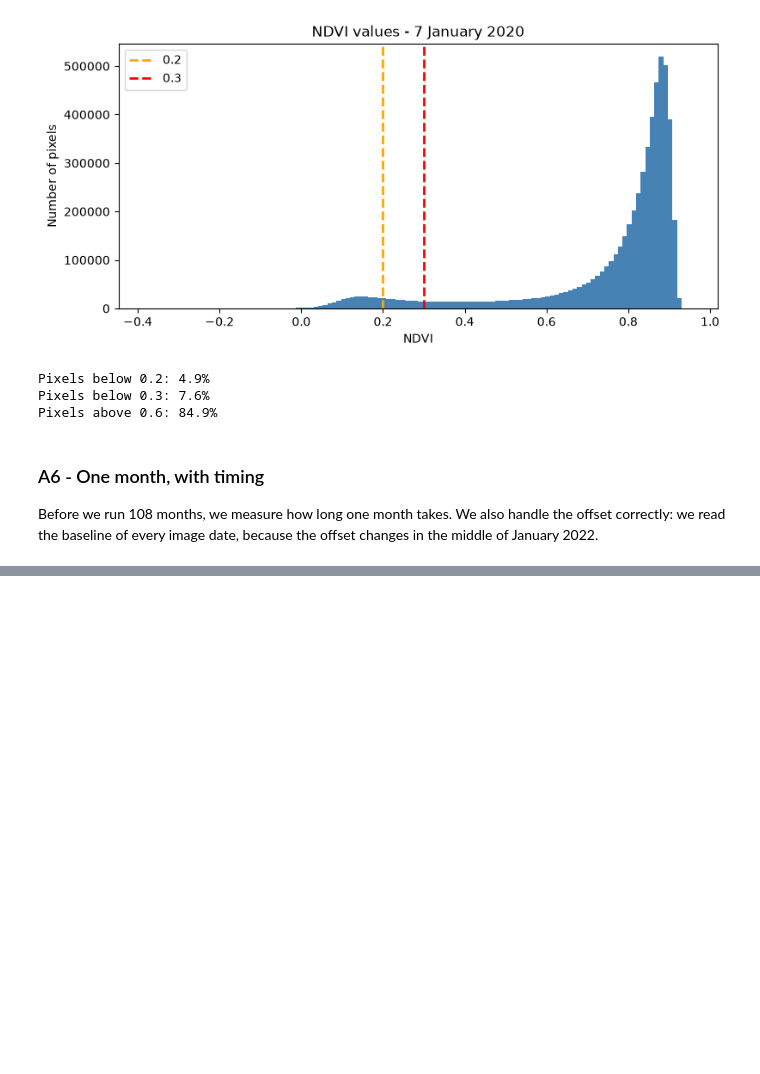
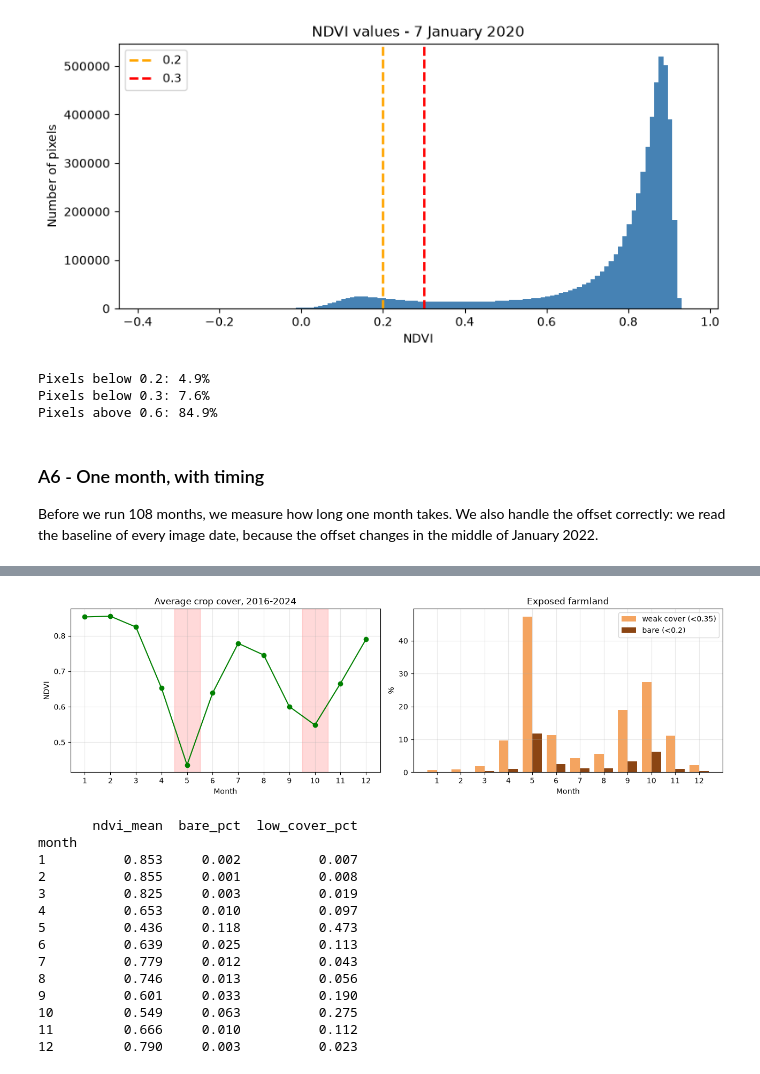
Before and after one commit to omardiab9951/Field-Shift-Adapting-Farms-with-NASA-Data-2026, a Jupyter notebook: notebooks/04_sentinel_landsat.ipynb, the cells around one changed output, grey strips where cells are left out. Drawn from its saved outputs; the diff is of its cells as text; code cells hidden in the pictures; blank space fills up the shorter version.

```diff
--- a/notebooks/04_sentinel_landsat.ipynb
+++ b/notebooks/04_sentinel_landsat.ipynb
@@ -380,0 +653,12 @@ dates: 2 | time: 26 s
+# %%
+files = sorted(os.listdir(OUT))
+s2 = pd.concat([pd.read_csv(f"{OUT}/{f}") for f in files], ignore_index=True)
+s2 = s2.sort_values(["cell_id", "year", "month"]).reset_index(drop=True)
+
+s2.to_csv("../data/processed/sentinel2_monthly.csv", index=False)
+
+print("rows:", len(s2), "(must be 60480)")
+print("months:", s2.groupby(['year','month']).ngroups, "(must be 108)")
+print("cells:", s2.cell_id.nunique(), "(must be 560)")
+print("\nmissing %:")
+print((s2.isna().mean() * 100).round(2))
@@ -380,0 +680,33 @@ dates: 2 | time: 26 s
+# %%
+g = s2.groupby("month")[["ndvi_mean", "bare_pct", "low_cover_pct"]].mean()
+
+fig, (a1, a2) = plt.subplots(1, 2, figsize=(13, 4))
+a1.plot(g.index, g.ndvi_mean, "o-", color="green")
+a1.axvspan(4.5, 5.5, color="red", alpha=0.15)
+a1.axvspan(9.5, 10.5, color="red", alpha=0.15)
+a1.set_title("Average crop cover, 2016-2024"); a1.set_xlabel("Month"); a1.set_ylabel("NDVI")
+a1.set_xticks(range(1, 13)); a1.grid(alpha=0.3)
+
+a2.bar(g.index - 0.2, g.low_cover_pct * 100, width=0.4, label="weak cover (<0.35)", color="sandybrown")
+a2.bar(g.index + 0.2, g.bare_pct * 100, width=0.4, label="bare (<0.2)", color="saddlebrown")
+a2.set_title("Exposed farmland"); a2.set_xlabel("Month"); a2.set_ylabel("%")
+a2.set_xticks(range(1, 13)); a2.legend(); a2.grid(alpha=0.3)
+plt.tight_layout(); plt.show()
+
+print(g.round(3))
+# %% [output]
+[figure, added]
+       ndvi_mean  bare_pct  low_cover_pct
+month
+1          0.853     0.002          0.007
+2          0.855     0.001          0.008
+3          0.825     0.003          0.019
+4          0.653     0.010          0.097
+5          0.436     0.118          0.473
+6          0.639     0.025          0.113
+7          0.779     0.012          0.043
+8          0.746     0.013          0.056
+9          0.601     0.033          0.190
+10         0.549     0.063          0.275
+11         0.666     0.010          0.112
+12         0.790     0.003          0.023
```
Also changed, not shown: parts of 36 cells of this notebook.
